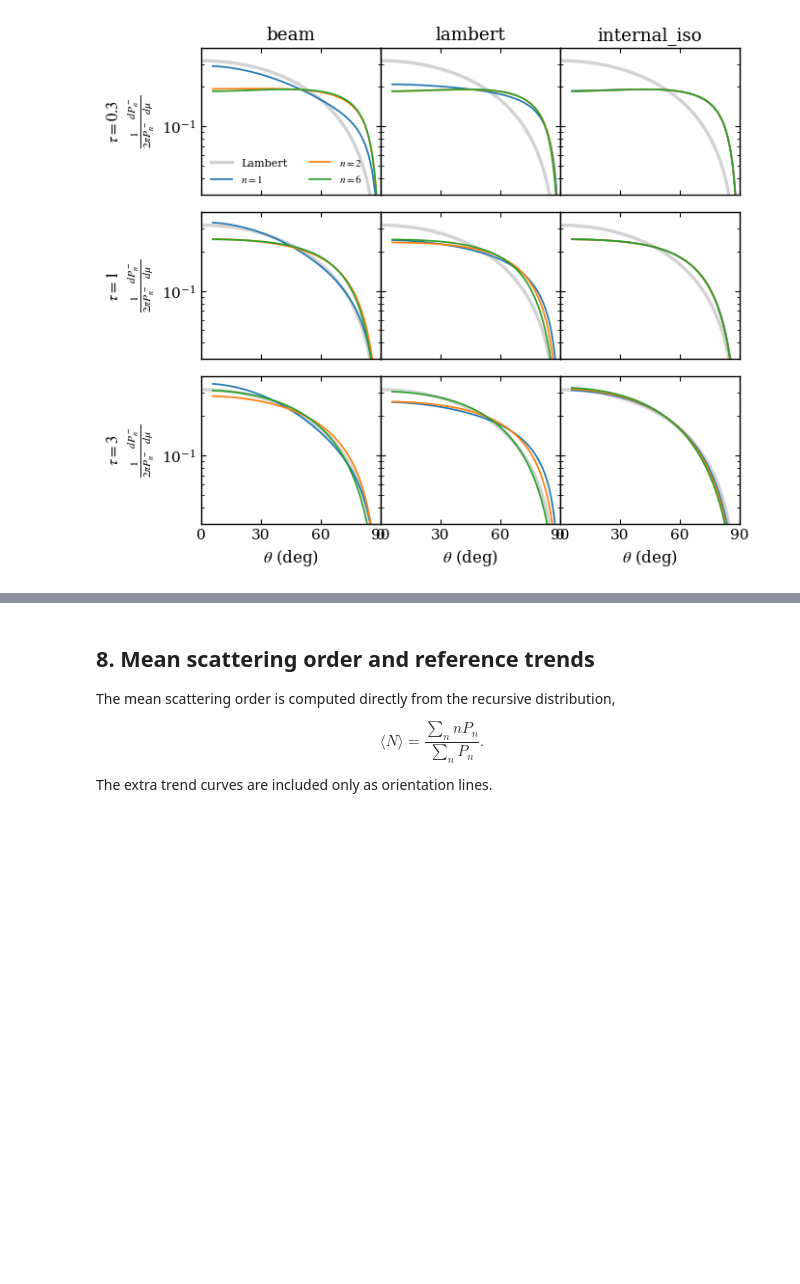
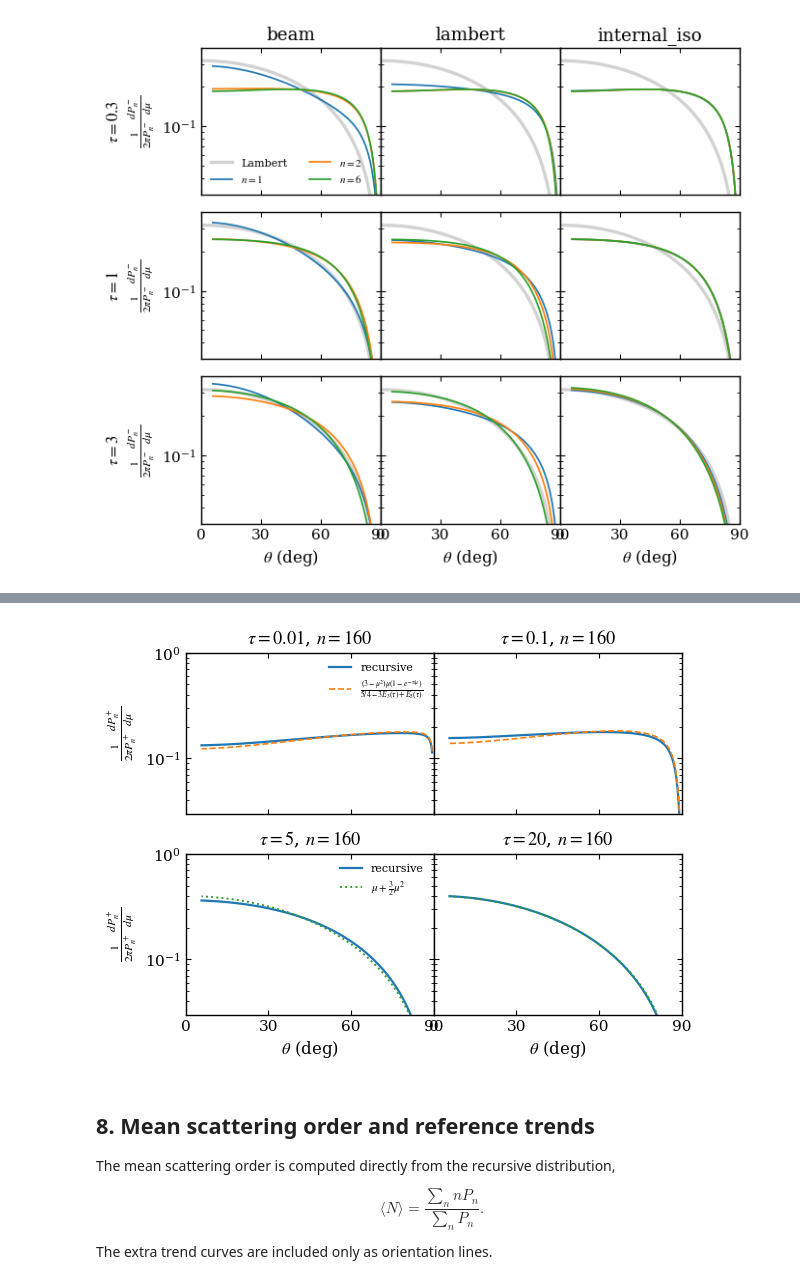
Before and after one commit to XU-Haichao/slab-multiscattering-recursion, a Jupyter notebook: theory_recursive_demo.ipynb, the cells around one changed output, grey strips where cells are left out. Saved outputs shown, nothing was run; the diff lists cells and outputs as text; code cells hidden in the pictures; blank space fills up the shorter version.

Commit message:
Add beam angle asymptotic comparison

```diff
--- a/theory_recursive_demo.ipynb
+++ b/theory_recursive_demo.ipynb
@@ -526,3 +539,78 @@ plot_angle_grid("down")
+# %%
+BEAM_ANGLE_CHECK_TAUS = [0.01, 0.1, 5.0, 20.0]
+BEAM_ANGLE_CHECK_ORDER = 160
+BEAM_ANGLE_CHECK_DEPTH_GRID = 256
+
+
+def beam_thin_upper_asymptotic(mu, tau):
+    """Thin-slab normalized density P_n^{-1} dP_n^+/dmu for beam injection."""
+    mu = np.asarray(mu, dtype=float)
+    denom = 1.25 - 3.0 * float(E(3, tau)) + float(E(5, tau))
+    if denom <= 0.0:
+        return np.full_like(mu, np.nan, dtype=float)
+    return (3.0 - mu**2) * mu * (1.0 - np.exp(-tau / mu)) / denom
+
+
+def beam_thick_upper_asymptotic(mu):
+    """Optically thick normalized density P_n^{-1} dP_n^+/dmu."""
+    mu = np.asarray(mu, dtype=float)
+    return mu + 1.5 * mu**2
+
+
+def recursive_beam_upper_mu_density(tau, order=BEAM_ANGLE_CHECK_ORDER):
+    case = get_case(tau, "beam", n_max=order, depth_grid=BEAM_ANGLE_CHECK_DEPTH_GRID)
+    mu = np.linspace(0.01, 0.995, 240)
+    # This is already (2 pi P_n^+)^{-1} dP_n^+/dmu, matching the main
+    # escape-angle distribution panels above.
+    y = normalized_angle_curve(case, "up", order, mu)
+    return mu, y
+
+
+def plot_beam_upper_n160_asymptotic_angle_checks():
+    fig, axes = plt.subplots(2, 2, figsize=(6.4, 4.7), sharex=True, sharey=True)
+    for ax, tau in zip(axes.ravel(), BEAM_ANGLE_CHECK_TAUS):
+        mu, y_recursive = recursive_beam_upper_mu_density(tau)
+        theta = np.degrees(np.arccos(mu))
+        ax.plot(theta, positive(y_recursive), color="C0", linewidth=1.6)
+        if tau <= 0.1:
+            y_thin = beam_thin_upper_asymptotic(mu, tau) / (2.0 * np.pi)
+            ax.plot(theta, y_thin, color="C1", linestyle="--", linewidth=1.2)
+        else:
+            y_thick = beam_thick_upper_asymptotic(mu) / (2.0 * np.pi)
+            ax.plot(theta, y_thick, color="C2", linestyle=":", linewidth=1.4)
+        ax.set_title(rf"$\tau={tau:g}$, $n={BEAM_ANGLE_CHECK_ORDER}$")
+        ax.set_xlim(0, 90)
+        ax.set_xticks([0, 30, 60, 90])
+        ax.set_ylim(0.03, 1)
+        ax.set_yscale("log")
+        ax.tick_params(direction="in", which="both", top=True, right=True)
+    for ax in axes[:, 0]:
+        ax.set_ylabel(r"$\frac{1}{2\pi P_n^+}\frac{dP_n^+}{d\mu}$")
+    for ax in axes[-1, :]:
+        ax.set_xlabel(r"$\theta$ (deg)")
+    thin_handles = [
+        plt.Line2D([0], [0], color="C0", linewidth=1.6, label="recursive"),
+        plt.Line2D(
+            [0], [0], color="C1", linestyle="--", linewidth=1.2,
+            label=r"$\frac{(3-\mu^2)\mu(1-e^{-\tau/\mu})}{5/4-3E_3(\tau)+E_5(\tau)}$",
+        ),
+    ]
+    thick_handles = [
+        plt.Line2D([0], [0], color="C0", linewidth=1.6, label="recursive"),
+        plt.Line2D(
+            [0], [0], color="C2", linestyle=":", linewidth=1.4,
+            label=r"$\mu+\frac{3}{2}\mu^2$",
+        ),
+    ]
+    axes[0, 0].legend(handles=thin_handles, frameon=False, fontsize=10, loc="best")
+    axes[1, 0].legend(handles=thick_handles, frameon=False, fontsize=10, loc="best")
+    fig.subplots_adjust(wspace=0.0, hspace=0.25)
+    plt.show()
+
+
+plot_beam_upper_n160_asymptotic_angle_checks()
+# %% [output]
+[figure, added]
 # %% [markdown]
 ## 8. Mean scattering order and reference trends
 
```
Also changed, not shown: parts of 1 cell of this notebook.
